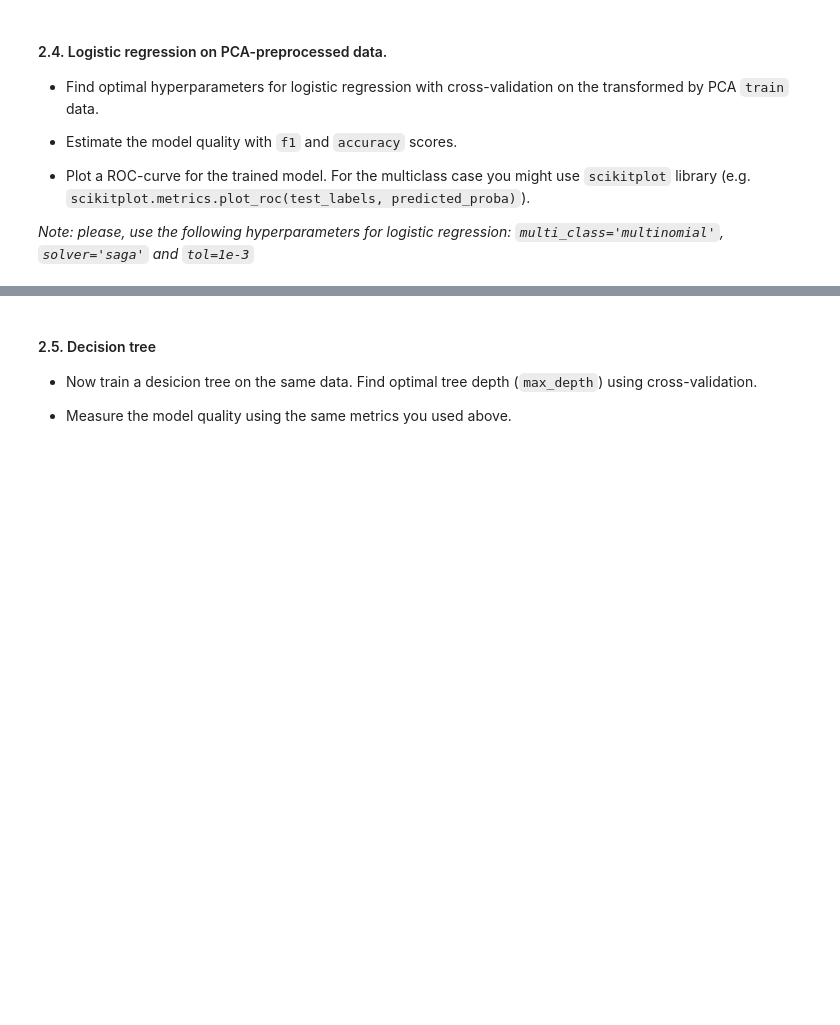
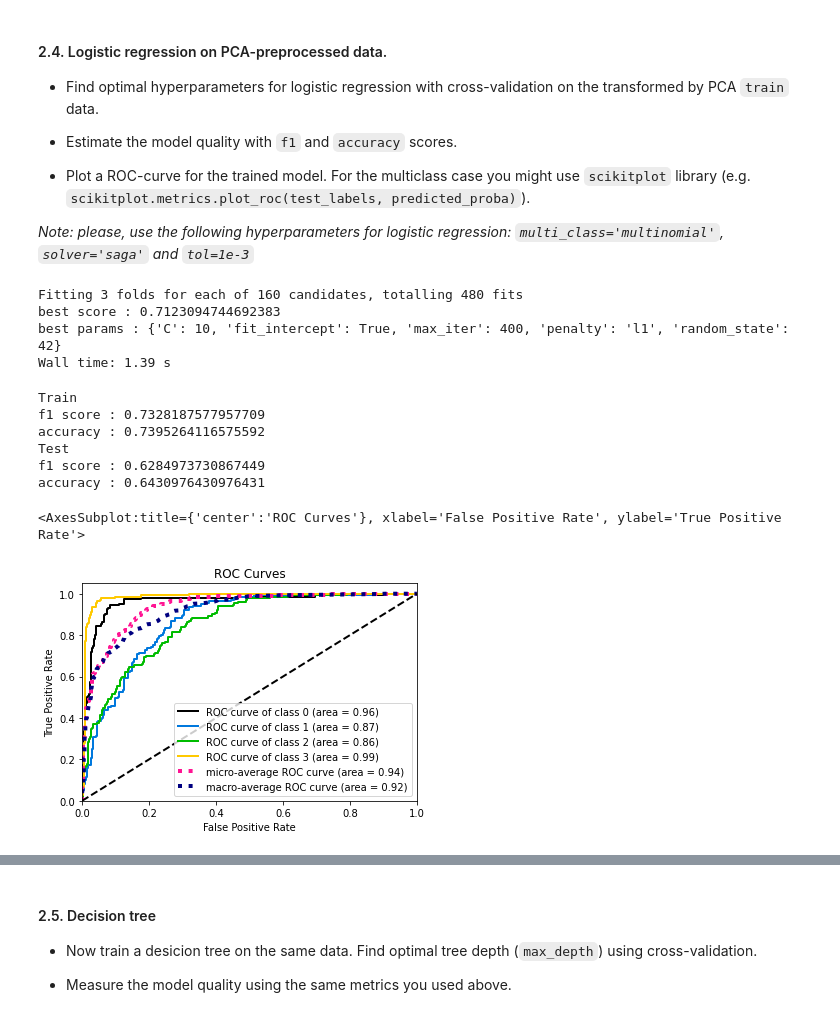
Before and after one commit to dcamvik2020/my-ml-mipt-2022-23, a Jupyter notebook: lab_1/Lab1_part2_ml_pipeline.ipynb, the cells around one changed output, grey strips where cells are left out. Cells and saved outputs as stored; diff of their text form; code cells hidden in the pictures; blank space fills up the shorter version.

```diff
--- a/lab_1/Lab1_part2_ml_pipeline.ipynb
+++ b/lab_1/Lab1_part2_ml_pipeline.ipynb
@@ -142,0 +313,50 @@ Here you are supposed to perform the desired transformations. Please, explain yo
+# %%
+%%time
+### YOUR CODE HERE
+
+log_reg_cv_f1_pca_features = GridSearchCV(
+    LogisticRegression(
+        multi_class='multinomial',
+        solver='saga', tol=1e-3
+    ),
+    cv=3,
+    param_grid={
+        'penalty': ['l1', 'l2'],
+        'C': [1e-2, 1e-1, 5e-1, 1, 2, 5, 10, 100],
+        'random_state': [42],
+        'fit_intercept': [True, False],
+        'max_iter': [50, 100, 200, 400, 500]
+    },
+    n_jobs=-1,
+    scoring='f1_weighted',
+    verbose=1
+).fit(X_train_pca, y_train)
+
+model = log_reg_cv_f1_pca_features.best_estimator_
+print('best score :', log_reg_cv_f1_pca_features.best_score_)
+print('best params :', log_reg_cv_f1_pca_features.best_params_)
+# %% [output]
+Fitting 3 folds for each of 160 candidates, totalling 480 fits
+best score : 0.7123094744692383
+best params : {'C': 10, 'fit_intercept': True, 'max_iter': 400, 'penalty': 'l1', 'random_state': 42}
+Wall time: 1.39 s
+# %%
+print('Train')
+print('f1 score :', f1_score(y_train, model.predict(X_train_pca), average='weighted'))
+print('accuracy :', accuracy_score(y_train, model.predict(X_train_pca)))
+
+print('Test')
+print('f1 score :', f1_score(y_test, model.predict(X_test_pca), average='weighted'))
+print('accuracy :', accuracy_score(y_test, model.predict(X_test_pca)))
+# %% [output]
+Train
+f1 score : 0.7328187577957709
+accuracy : 0.7395264116575592
+Test
+f1 score : 0.6284973730867449
+accuracy : 0.6430976430976431
+# %%
+plot_roc(y_train, model.predict_proba(X_train_pca))
+# %% [output]
+<AxesSubplot:title={'center':'ROC Curves'}, xlabel='False Positive Rate', ylabel='True Positive Rate'>
+[figure, added]
```
Also changed, not shown: parts of 42 cells of this notebook.
